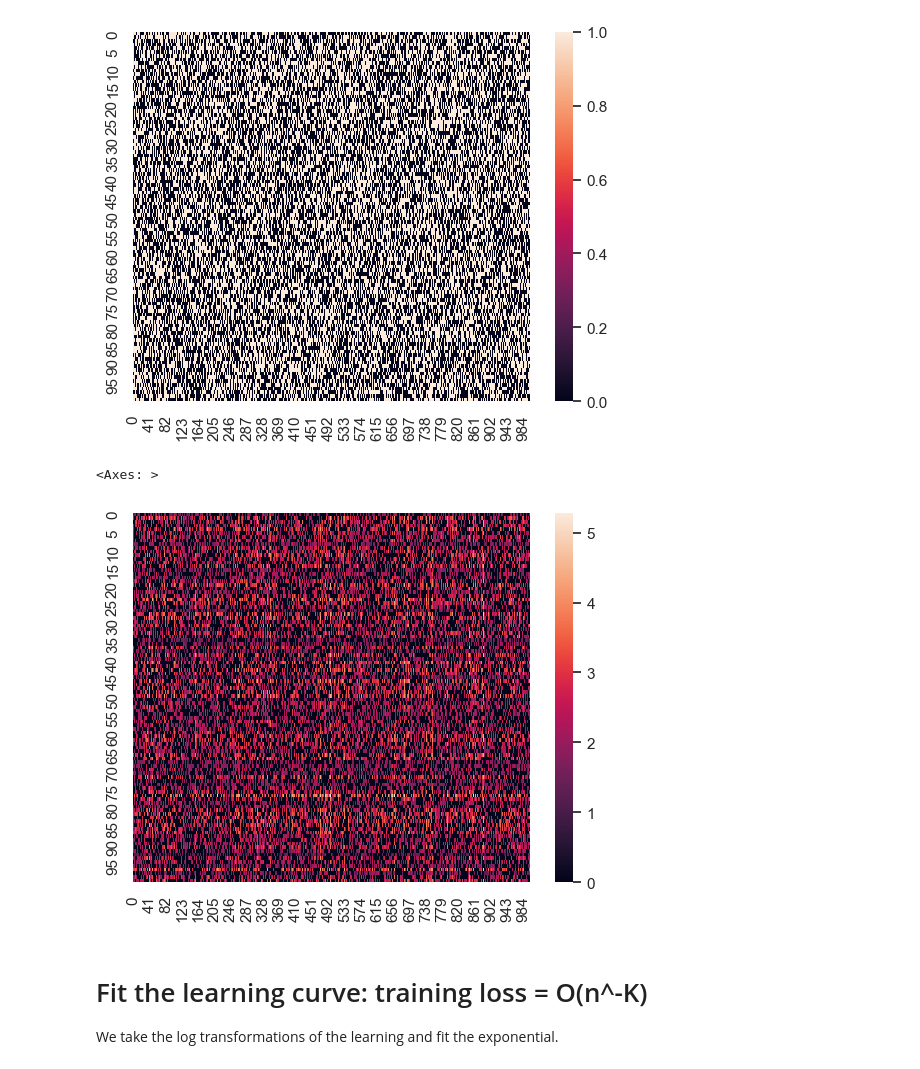
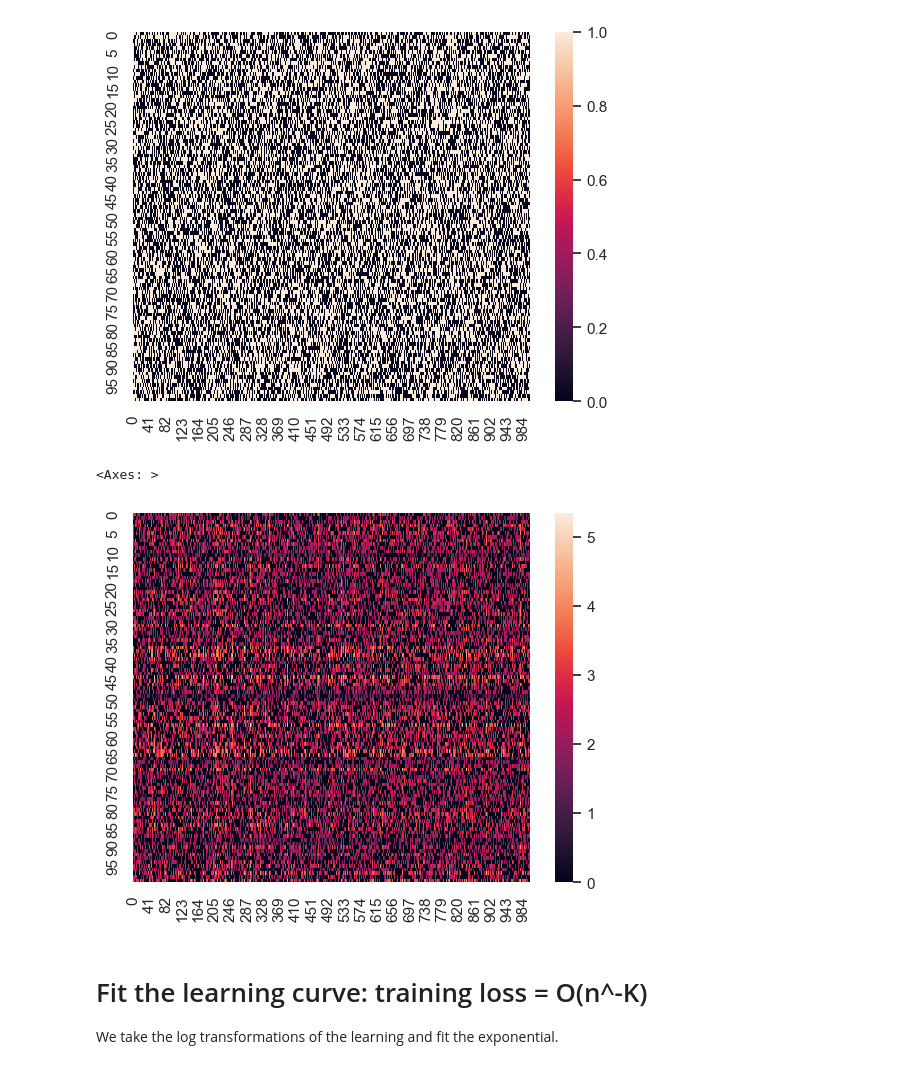
Before and after one commit to Yajingleo/ml_ucb, a Jupyter notebook: colab/rating_model.ipynb, the cells around one changed output. Saved outputs shown, nothing was run; the diff lists cells and outputs as text; code cells hidden in the pictures.

```diff
--- a/colab/rating_model.ipynb
+++ b/colab/rating_model.ipynb
@@ -363,14 +363,33 @@ def training(rating_df: pd.DataFrame,
 
     return (movie_matrix, user_matrix, training_loss)
 # %%
-print("Generating the rating data.")
-movie_matrix = generate_movie_feature(N_MOVIE, N_FEATURE)
-user_matrix = generate_user_perference(N_USER, N_FEATURE)
-rating_matrix = compute_movie_rating(user_matrix, movie_matrix)
+# Generate shared ground truth matrices for ALL experiments
+# These matrices will be used for:
+# 1. Learning curve calibration (to estimate convergence rate s)
+# 2. ML-UCB simulation
+# 3. LinUCB simulation
+
+np.random.seed(42)  # For reproducibility
+
+print("Generating shared ground truth matrices...")
+SHARED_USER_MATRIX = generate_user_perference(N_USER, N_FEATURE)
+SHARED_MOVIE_MATRIX = generate_movie_feature(N_MOVIE, N_FEATURE)
+SHARED_RATINGS = compute_movie_rating(SHARED_USER_MATRIX, SHARED_MOVIE_MATRIX)
+
+# For learning curve calibration, we need a has_rated_matrix
+# Use the same random seed for reproducibility
+np.random.seed(42)
 has_rated_matrix = np.round(np.random.random([N_MOVIE, N_USER]))
+
+print(f"  User matrix shape: {SHARED_USER_MATRIX.shape}")
+print(f"  Movie matrix shape: {SHARED_MOVIE_MATRIX.shape}")
+print(f"  Ratings matrix shape: {SHARED_RATINGS.shape}")
+print(f"  Rating range: [{SHARED_RATINGS.min():.1f}, {SHARED_RATINGS.max():.1f}]")
 print("Finished.\n")
-rating_df = build_rating_df(rating_matrix, has_rated_matrix)
-print("rating_df: \n", rating_df)
+
+# Build rating dataframe for learning curve training
+rating_df = build_rating_df(SHARED_RATINGS, has_rated_matrix)
+print("rating_df shape:", rating_df.shape)
 # %% [output]
 Generating the rating data.
 Finished.
@@ -450,10 +469,10 @@ sns.heatmap(has_rated_matrix)
 <Axes: >
 [figure]
 # %%
-sns.heatmap(movie_matrix.dot(user_matrix.T) * has_rated_matrix)
+sns.heatmap(SHARED_MOVIE_MATRIX.dot(SHARED_USER_MATRIX.T) * has_rated_matrix)
 # %% [output]
 <Axes: >
-[figure, old version]
+[figure, new version]
 # %% [markdown]
 # Fit the learning curve: training loss = O(n^-K)
 
```
Also changed, not shown: parts of 23 cells of this notebook.
